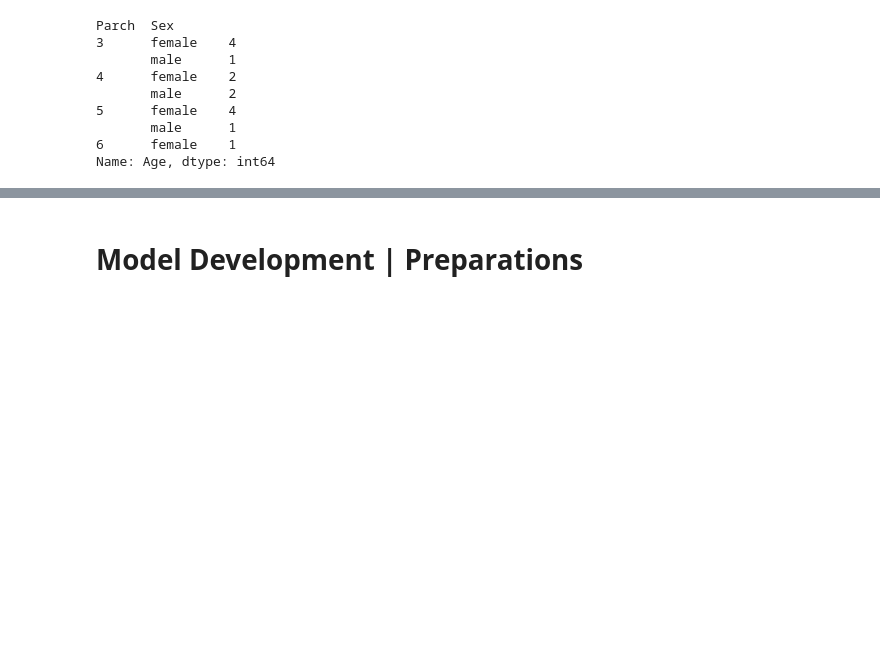
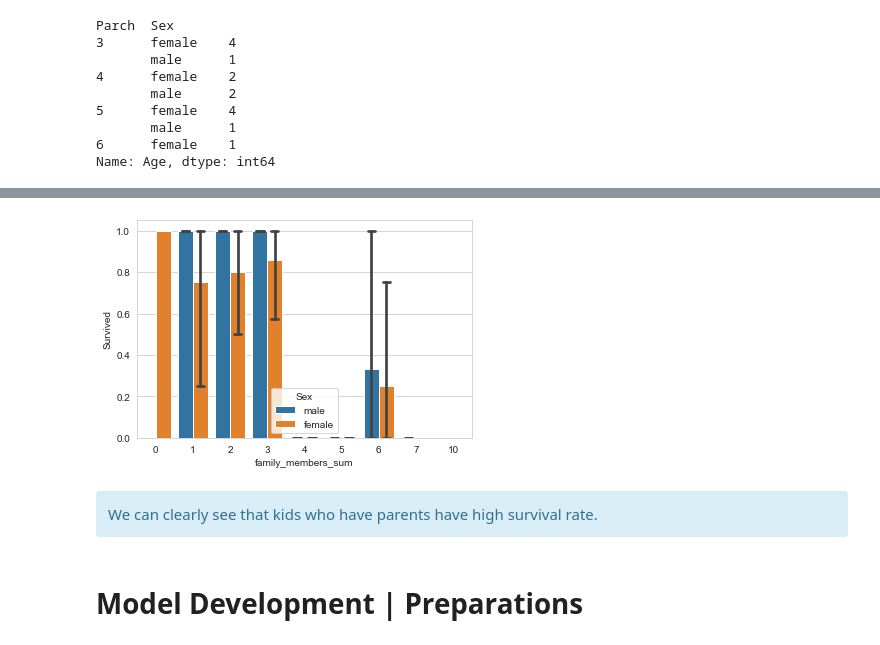
Before and after one commit to SanYattsu/Data_Science_Projects, a Jupyter notebook: Survival_prediction_Titanic/Titanic-survival-prediction-kag.ipynb, the cells around one changed output, grey strips where cells are left out. Saved outputs shown, nothing was run; the diff lists cells and outputs as text; code cells hidden in the pictures; blank space fills up the shorter version.

```diff
--- a/Survival_prediction_Titanic/Titanic-survival-prediction-kag.ipynb
+++ b/Survival_prediction_Titanic/Titanic-survival-prediction-kag.ipynb
@@ -317,3 +337,12 @@ plt.show()
+# %%
+# And the same plot for Age <= 10
+train['family_members_sum'] = train['SibSp'] + train['Parch']
+ax = sns.barplot(data=train[train['Age']<=10], x="family_members_sum", y="Survived", hue="Sex", capsize=.2)
+plt.show()
+# %% [output]
+[figure, added]
+# %% [markdown]
+<div class="alert alert-info" role="alert"> We can clearly see that kids who have parents have high survival rate. </div>
 # %% [markdown]
 # Model Development | Preparations
 # %%
```
Also changed, not shown: parts of 28 cells of this notebook.
